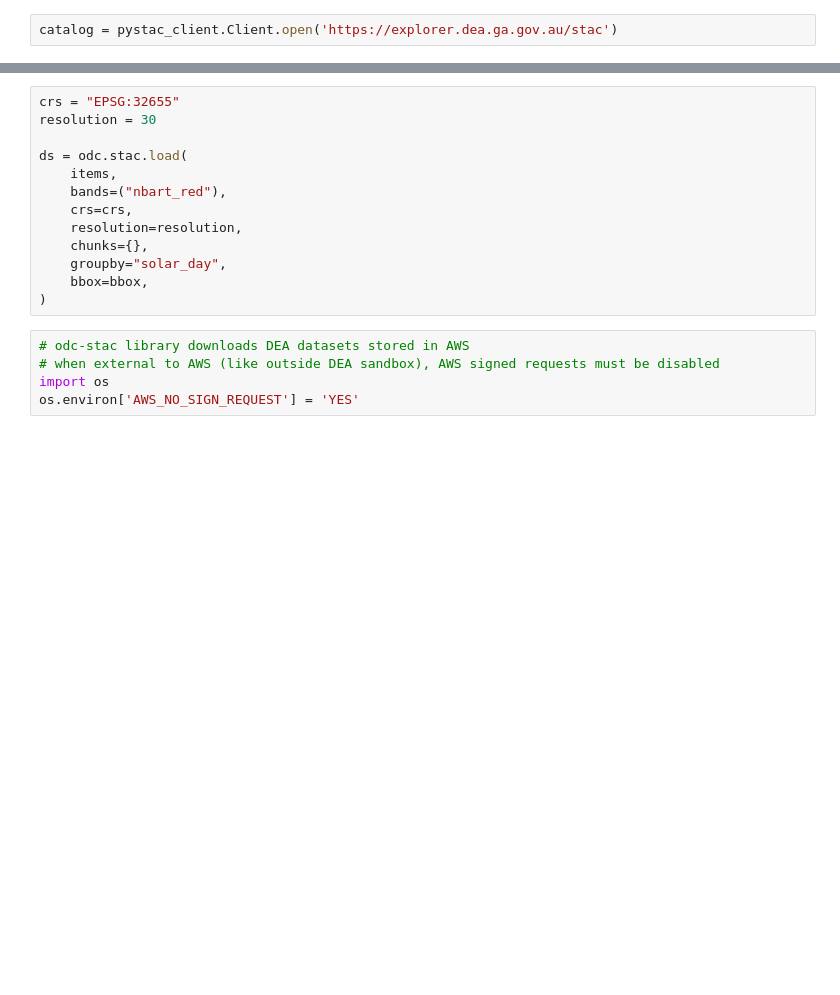
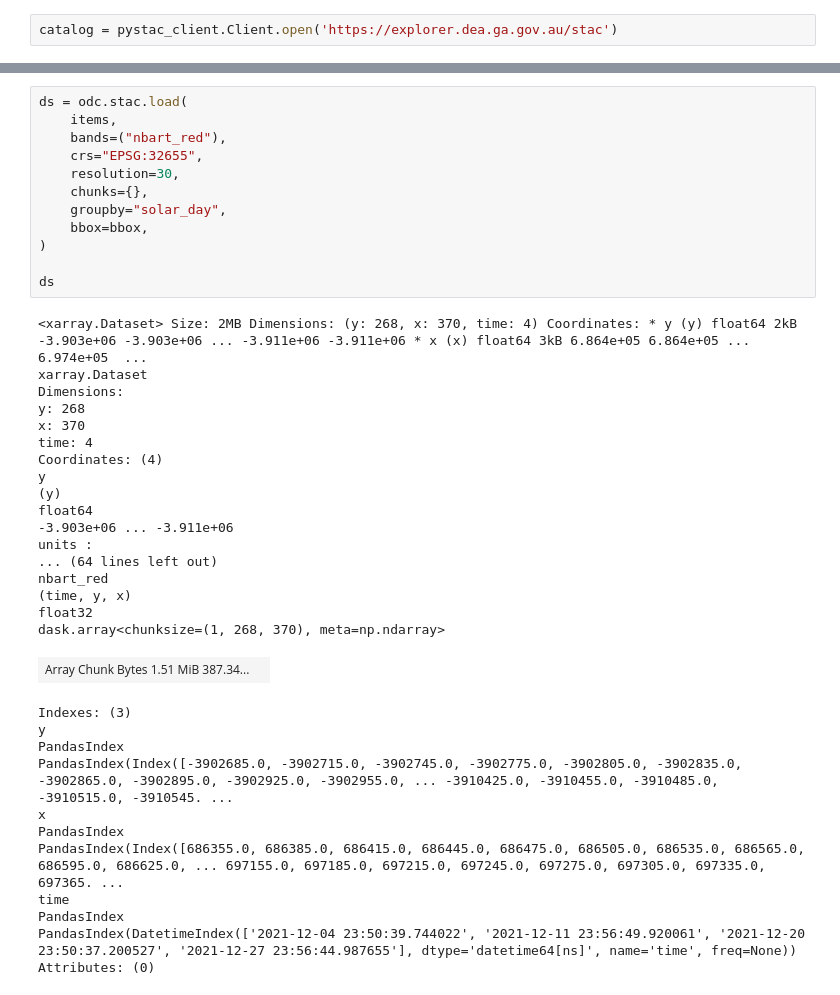
Before and after one commit to GeoscienceAustralia/dea-knowledge-hub, a Jupyter notebook: docs/guides/setup/gis/stac.ipynb, the cells around one changed output, grey strips where cells are left out. Saved outputs shown, nothing was run; the diff lists cells and outputs as text; blank space fills up the shorter version.

Commit message:
Add updated STAC notebook

```diff
--- a/docs/guides/setup/gis/stac.ipynb
+++ b/docs/guides/setup/gis/stac.ipynb
@@ -39,18 +67,42 @@ Found: 4 datasets
 # %%
-crs = "EPSG:32655"
-resolution = 30
-
 ds = odc.stac.load(
     items,
     bands=("nbart_red"),
-    crs=crs,
-    resolution=resolution,
+    crs="EPSG:32655",
+    resolution=30,
     chunks={},
     groupby="solar_day",
     bbox=bbox,
 )
+
+ds
+# %% [output]
+<xarray.Dataset> Size: 2MB Dimensions: (y: 268, x: 370, time: 4) Coordinates: * y (y) float64 2kB -3.903e+06 -3.903e+06 ... -3.911e+06 -3.911e+06 * x (x) float64 3kB 6.864e+05 6.864e+05 ... 6.974e+05  ...
+xarray.Dataset
+Dimensions:
+y: 268
+x: 370
+time: 4
+Coordinates: (4)
+y
+(y)
+float64
+-3.903e+06 ... -3.911e+06
+units :
+... (64 lines left out)
+nbart_red
+(time, y, x)
+float32
+dask.array<chunksize=(1, 268, 370), meta=np.ndarray>
+| Array Chunk Bytes 1.51 MiB 387.34... |  |
+Indexes: (3)
+y
+PandasIndex
+PandasIndex(Index([-3902685.0, -3902715.0, -3902745.0, -3902775.0, -3902805.0, -3902835.0, -3902865.0, -3902895.0, -3902925.0, -3902955.0, ... -3910425.0, -3910455.0, -3910485.0, -3910515.0, -3910545. ...
+x
+PandasIndex
+PandasIndex(Index([686355.0, 686385.0, 686415.0, 686445.0, 686475.0, 686505.0, 686535.0, 686565.0, 686595.0, 686625.0, ... 697155.0, 697185.0, 697215.0, 697245.0, 697275.0, 697305.0, 697335.0, 697365. ...
+time
+PandasIndex
+PandasIndex(DatetimeIndex(['2021-12-04 23:50:39.744022', '2021-12-11 23:56:49.920061', '2021-12-20 23:50:37.200527', '2021-12-27 23:56:44.987655'], dtype='datetime64[ns]', name='time', freq=None))
+Attributes: (0)
-# %%
-# odc-stac library downloads DEA datasets stored in AWS
-# when external to AWS (like outside DEA sandbox), AWS signed requests must be disabled
-import os
-os.environ['AWS_NO_SIGN_REQUEST'] = 'YES'
```
Also changed, not shown: parts of 16 cells of this notebook.
